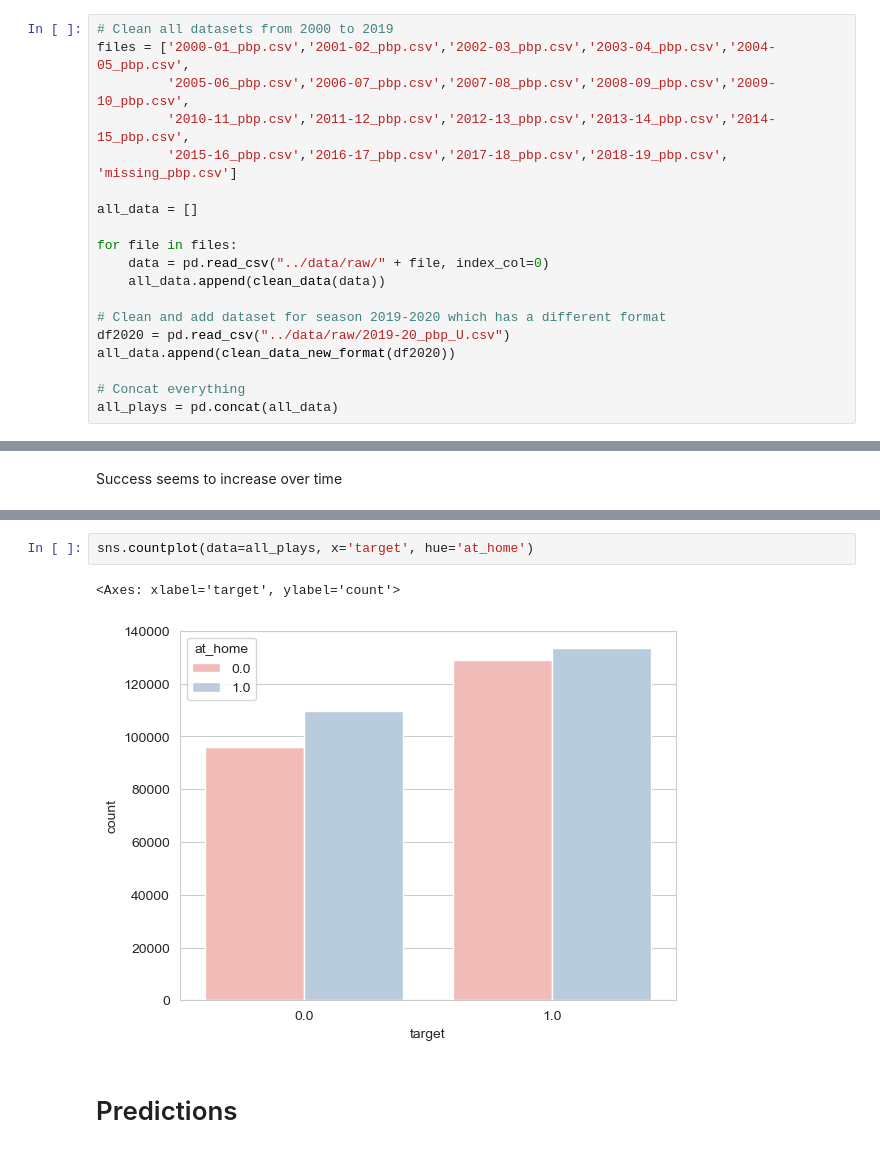
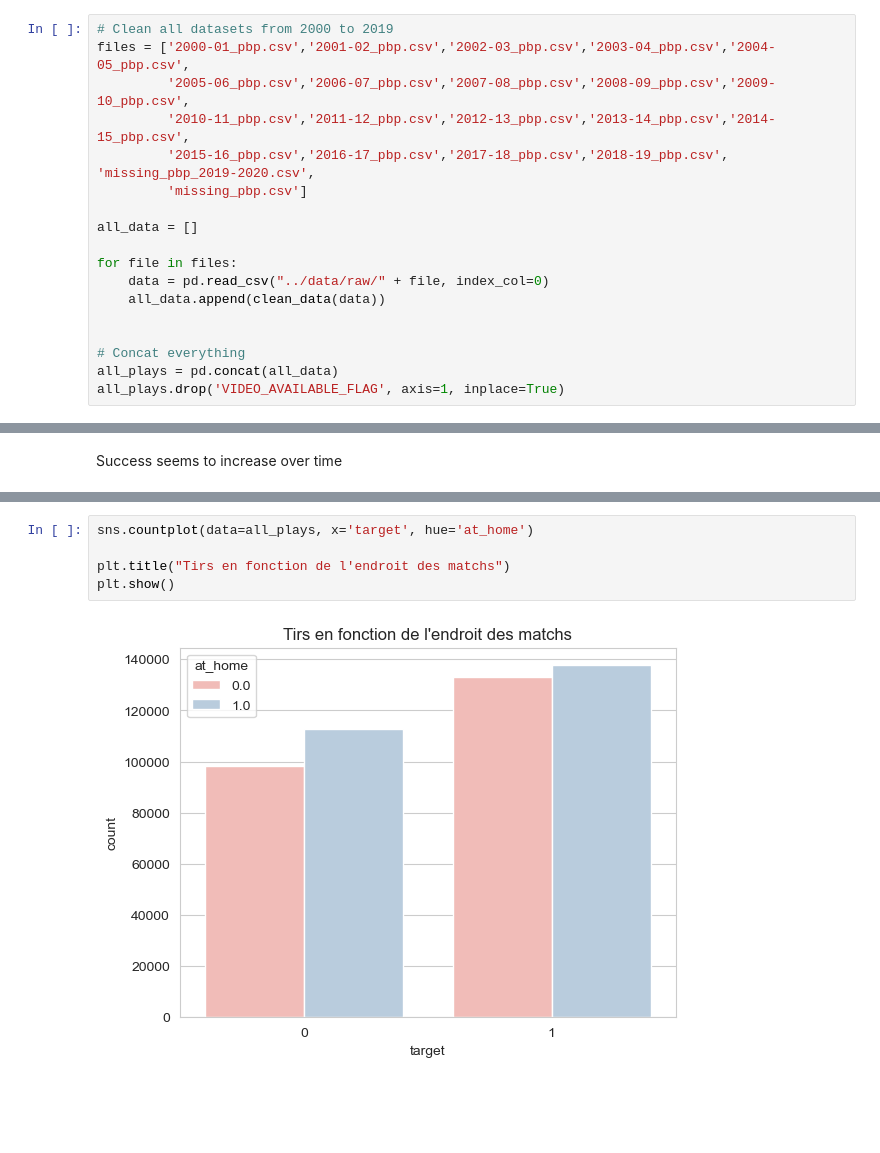
Before and after one commit to DataScientest-Studio/fev24_cds_nba1, a Jupyter notebook: notebooks/2.0-sarah-data-preprocessing.ipynb, the cells around one changed output, grey strips where cells are left out. Drawn from its saved outputs; the diff is of its cells as text; blank space fills up the shorter version.

```diff
--- a/notebooks/2.0-sarah-data-preprocessing.ipynb
+++ b/notebooks/2.0-sarah-data-preprocessing.ipynb
@@ -242,7 +345,8 @@ def clean_data_new_format(data):
 files = ['2000-01_pbp.csv','2001-02_pbp.csv','2002-03_pbp.csv','2003-04_pbp.csv','2004-05_pbp.csv',
          '2005-06_pbp.csv','2006-07_pbp.csv','2007-08_pbp.csv','2008-09_pbp.csv','2009-10_pbp.csv',
          '2010-11_pbp.csv','2011-12_pbp.csv','2012-13_pbp.csv','2013-14_pbp.csv','2014-15_pbp.csv',
-         '2015-16_pbp.csv','2016-17_pbp.csv','2017-18_pbp.csv','2018-19_pbp.csv', 'missing_pbp.csv']
+         '2015-16_pbp.csv','2016-17_pbp.csv','2017-18_pbp.csv','2018-19_pbp.csv', 'missing_pbp_2019-2020.csv',
+         'missing_pbp.csv']
 
 all_data = []
 
@@ -250,12 +354,10 @@ for file in files:
     data = pd.read_csv("../data/raw/" + file, index_col=0)
     all_data.append(clean_data(data))
 
-# Clean and add dataset for season 2019-2020 which has a different format
-df2020 = pd.read_csv("../data/raw/2019-20_pbp_U.csv")
-all_data.append(clean_data_new_format(df2020))
 
 # Concat everything
 all_plays = pd.concat(all_data)
+all_plays.drop('VIDEO_AVAILABLE_FLAG', axis=1, inplace=True)
 # %%
 all_plays.info()
 # %% [output]
@@ -419,7 +504,7 @@ plt.show()
 # %%
 sns.countplot(data=all_plays, x='target', hue='at_home')
+
+plt.title("Tirs en fonction de l'endroit des matchs")
+plt.show()
 # %% [output]
-<Axes: xlabel='target', ylabel='count'>
-[figure, old version]
+[figure, new version]
-# %% [markdown]
-# Predictions
```
Also changed, not shown: parts of 22 cells of this notebook, 5 other files.
